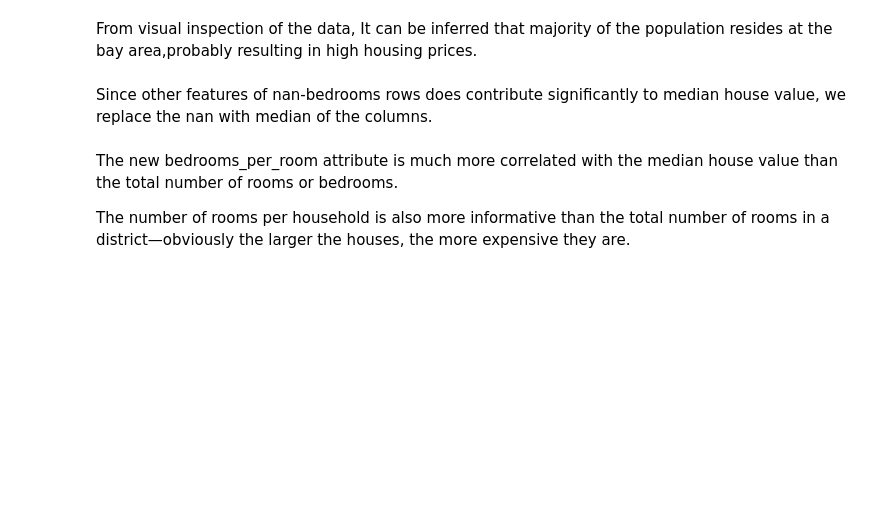
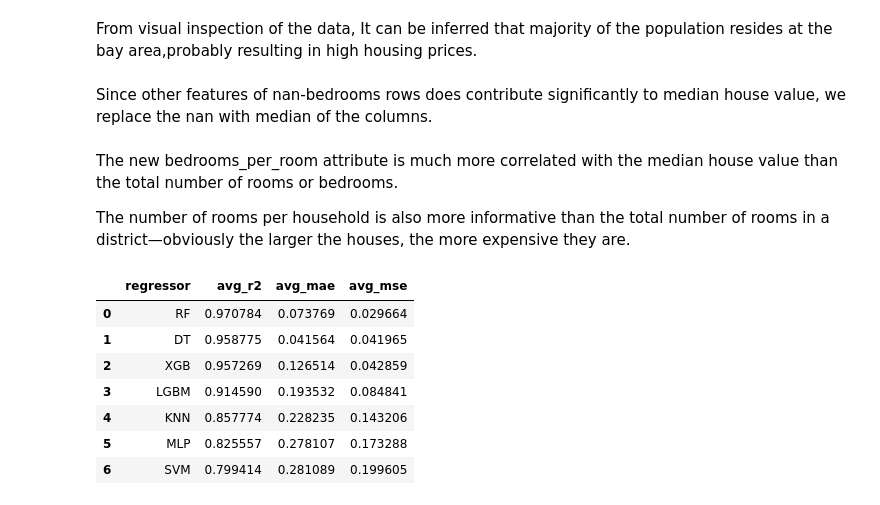
Before and after one commit to saiyedduri/Housing-prices-prediction, a Jupyter notebook: Housing prices jupyter notebook2.ipynb, the cells around one changed output. Drawn from its saved outputs; the diff is of its cells as text; code cells hidden in the pictures; blank space fills up the shorter version.

Commit message:
created model selection class

```diff
--- a/Housing prices jupyter notebook2.ipynb
+++ b/Housing prices jupyter notebook2.ipynb
@@ -467,12 +467,54 @@ class CombinedAttributesAdder(BaseEstimator, TransformerMixin):
 est=CombinedAttributesAdder(add_bedrooms_per_room=True, population_per_household=True, rooms_per_household=True)
 train_data=est.fit_transform(X_train)
 # %%
-regressor = {
-    "KNN": KNeighborsRegressor(),
-    "DT": DecisionTreeRegressor(),
-    "RF": RandomForestRegressor(),
-    "SVM": SVR(),
-    "MLP": MLPRegressor(),
-    "XGB": XGBRegressor(),
-    "LGBM": LGBMRegressor()
-}
+class ModelSelection():
+    def __init__(self,regressors:dict=None):
+        self.regressors = {
+            "KNN": KNeighborsRegressor(),
+            "DT": DecisionTreeRegressor(),
+            "RF": RandomForestRegressor(),
+            "SVM": SVR(),
+            "MLP": MLPRegressor(),
+            "XGB": XGBRegressor(),
+            "LGBM": LGBMRegressor()
+        } if regressors is None else regressors
+
+    def cross_validation(self,X_train,y_train,cv,
+                       scoring=["neg_mean_absolute_error",
+                                "neg_mean_squared_error",
+                                "r2",
+                                "neg_mean_absolute_percentage_error"],
+                                n_jobs=2):
+        results_list=[]
+        for name,model in self.regressors.items():
+            cv_results=cross_validate(
+                model,X_train,y_train,cv=cv, scoring=scoring,
+                n_jobs=n_jobs
+            )
+            df=pd.DataFrame({"regressor":[name],
+                            "avg_r2":np.abs([np.mean(cv_results["test_r2"])]),
+                            "avg_mae":np.abs([np.mean(cv_results["test_neg_mean_absolute_error"])]),
+                            "avg_mse":np.abs([np.mean(cv_results["test_neg_mean_squared_error"])])
+                            })
+            results_list.append(df)
+        sorted_results=pd.concat(results_list)
+        self.metrics_dict=sorted_results.sort_values(by=["avg_r2"],
+                                        ascending=False,
+                                        ignore_index=True)
+        return self.metrics_dict
+
+model_selector=ModelSelection()
+model_selector.cross_validation(X_train,y_train,cv=5,
+                              scoring=["neg_mean_absolute_error",
+                                "neg_mean_squared_error",
+                                "r2",
+                                "neg_mean_absolute_percentage_error"],n_jobs=4)
+# %% [output]
+|  | regressor | avg_r2 | avg_mae | avg_mse |
+| 0 | RF | 0.970784 | 0.073769 | 0.029664 |
+| 1 | DT | 0.958775 | 0.041564 | 0.041965 |
+| 2 | XGB | 0.957269 | 0.126514 | 0.042859 |
+| 3 | LGBM | 0.914590 | 0.193532 | 0.084841 |
+| 4 | KNN | 0.857774 | 0.228235 | 0.143206 |
+| 5 | MLP | 0.825557 | 0.278107 | 0.173288 |
+| 6 | SVM | 0.799414 | 0.281089 | 0.199605 |
```
Also changed, not shown: parts of 6 cells of this notebook, 1 other file.
